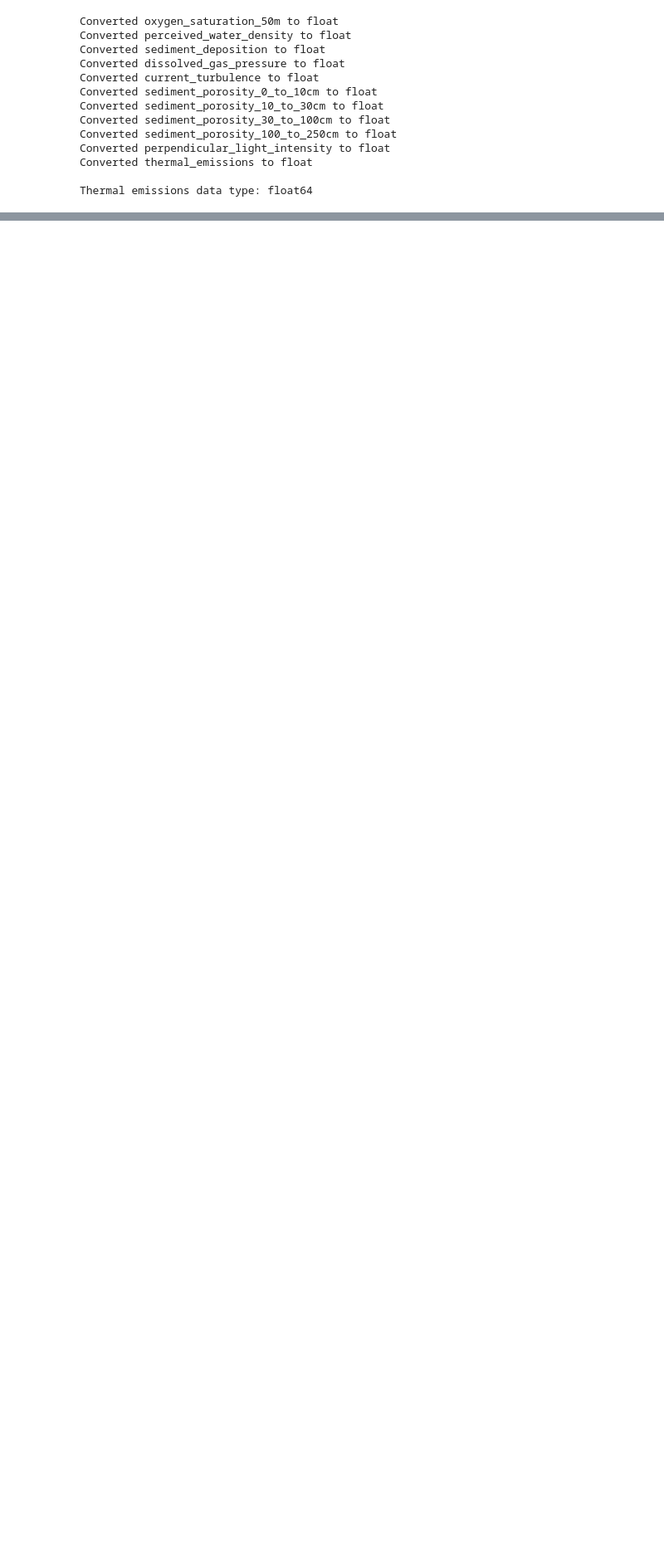
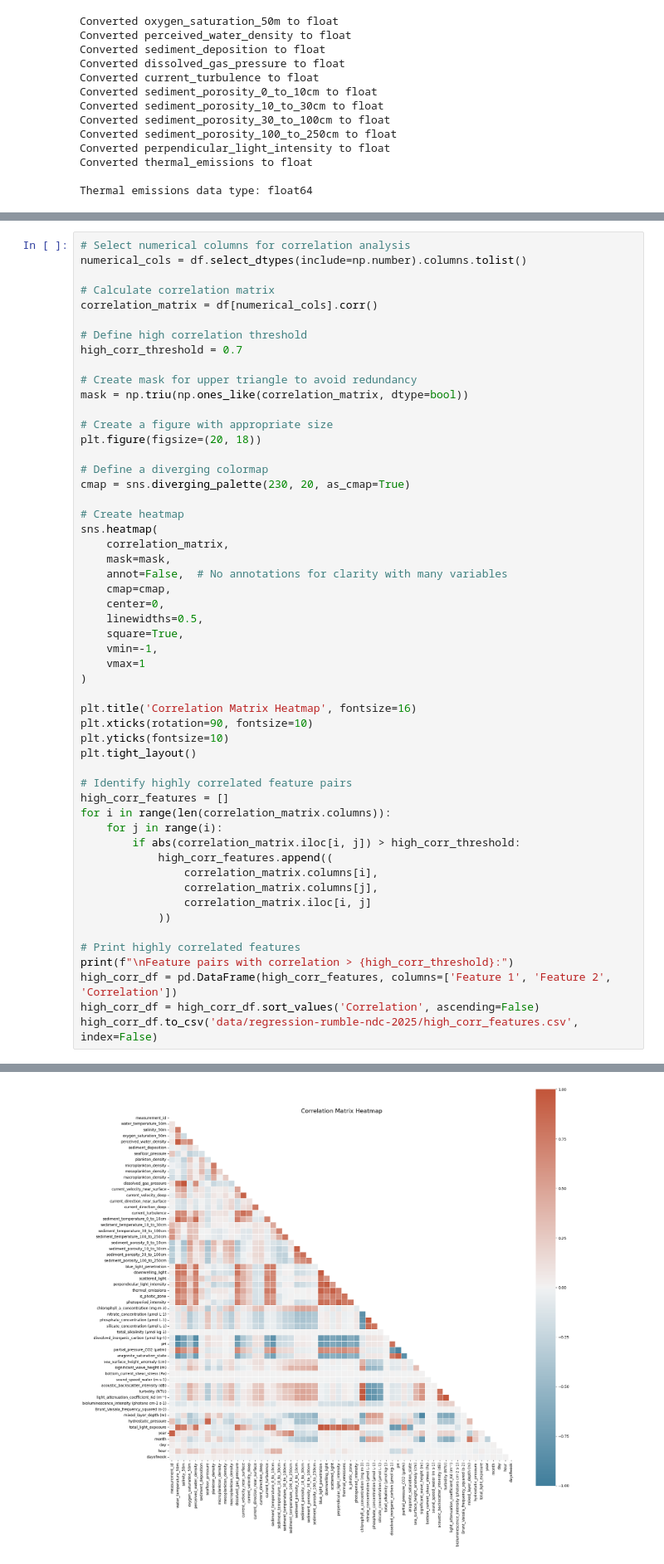
Before and after one commit to maybeitsai/regression-rumble-2025, a Jupyter notebook: NDC_Regression Rumble_Omnipotech.ipynb, the cells around one changed output, grey strips where cells are left out. Shown at 83% size. Drawn from its saved outputs; the diff is of its cells as text; blank space fills up the shorter version.

```diff
--- a/NDC_Regression Rumble_Omnipotech.ipynb
+++ b/NDC_Regression Rumble_Omnipotech.ipynb
@@ -330,0 +467,54 @@ memory usage: 9.4 MB
+# %%
+# Select numerical columns for correlation analysis
+numerical_cols = df.select_dtypes(include=np.number).columns.tolist()
+
+# Calculate correlation matrix
+correlation_matrix = df[numerical_cols].corr()
+
+# Define high correlation threshold
+high_corr_threshold = 0.7
+
+# Create mask for upper triangle to avoid redundancy
+mask = np.triu(np.ones_like(correlation_matrix, dtype=bool))
+
+# Create a figure with appropriate size
+plt.figure(figsize=(20, 18))
+
+# Define a diverging colormap
+cmap = sns.diverging_palette(230, 20, as_cmap=True)
+
+# Create heatmap
+sns.heatmap(
+    correlation_matrix,
+    mask=mask,
+    annot=False,  # No annotations for clarity with many variables
+    cmap=cmap,
+    center=0,
+    linewidths=0.5,
+    square=True,
+    vmin=-1,
+    vmax=1
+)
+
+plt.title('Correlation Matrix Heatmap', fontsize=16)
+plt.xticks(rotation=90, fontsize=10)
+plt.yticks(fontsize=10)
+plt.tight_layout()
+
+# Identify highly correlated feature pairs
+high_corr_features = []
+for i in range(len(correlation_matrix.columns)):
+    for j in range(i):
+        if abs(correlation_matrix.iloc[i, j]) > high_corr_threshold:
+            high_corr_features.append((
+                correlation_matrix.columns[i],
+                correlation_matrix.columns[j],
+                correlation_matrix.iloc[i, j]
+            ))
+
+# Print highly correlated features
+print(f"\nFeature pairs with correlation > {high_corr_threshold}:")
+high_corr_df = pd.DataFrame(high_corr_features, columns=['Feature 1', 'Feature 2', 'Correlation'])
+high_corr_df = high_corr_df.sort_values('Correlation', ascending=False)
+high_corr_df.to_csv('data/regression-rumble-ndc-2025/high_corr_features.csv', index=False)
+# %% [output]
@@ -330,0 +522 @@ memory usage: 9.4 MB
+[figure, added]
```
Also changed, not shown: parts of 26 cells of this notebook.
